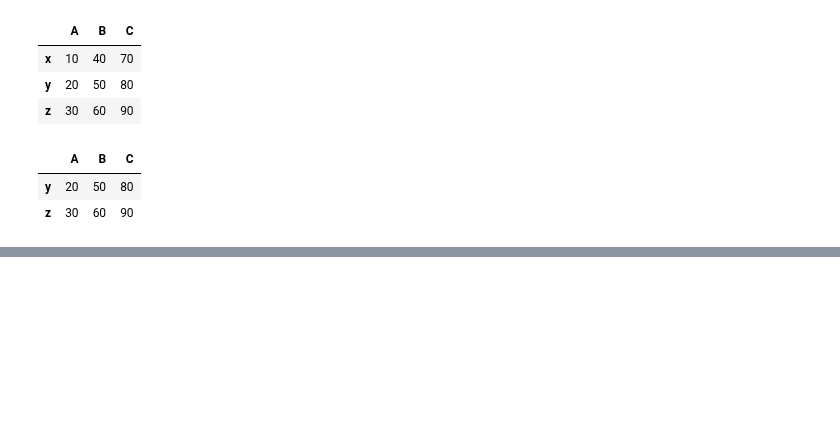
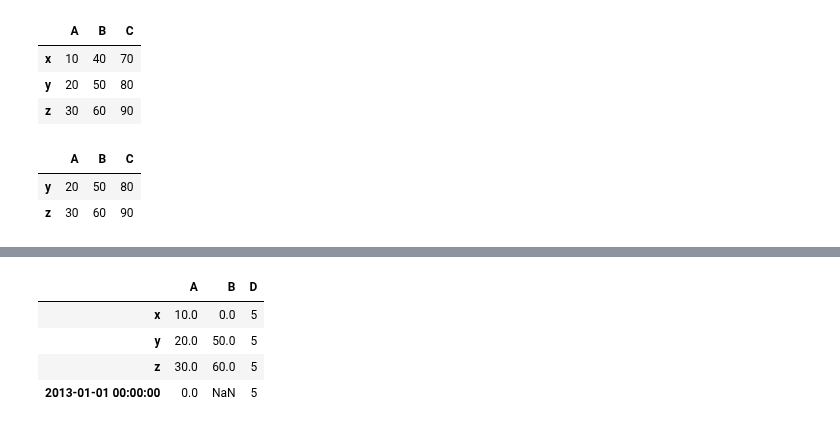
Before and after one commit to dnlmkhlv/ml, a Jupyter notebook: pandas/pandas_tutorial.ipynb, the cells around one changed output, grey strips where cells are left out. Cells and saved outputs as stored; diff of their text form; code cells hidden in the pictures; blank space fills up the shorter version.

```diff
--- a/pandas/pandas_tutorial.ipynb
+++ b/pandas/pandas_tutorial.ipynb
@@ -370,0 +385,14 @@ df2[df2['C'].isin([80, 90])]  # filtering
+# %%
+df.at[dates[0], "A"] = 0
+# %%
+df.iat[0, 1] = 0
+# %%
+df.loc[:, "D"] = np.array([5] * len(df))
+# %%
+df
+# %% [output]
+|  | A | B | D |
+| x | 10.0 | 0.0 | 5 |
+| y | 20.0 | 50.0 | 5 |
+| z | 30.0 | 60.0 | 5 |
+| 2013-01-01 00:00:00 | 0.0 | NaN | 5 |
```
Also changed, not shown: parts of 6 cells of this notebook.
